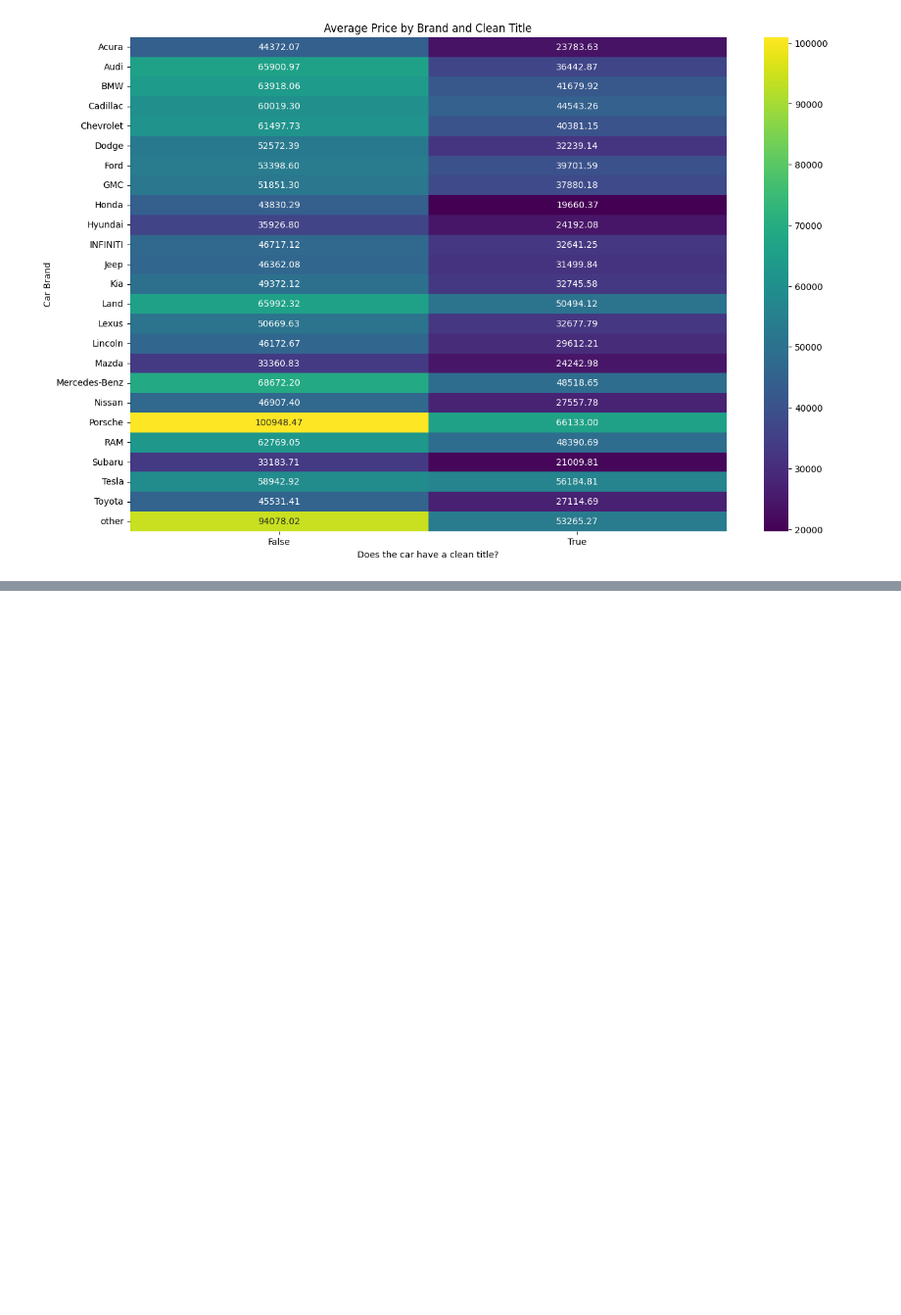
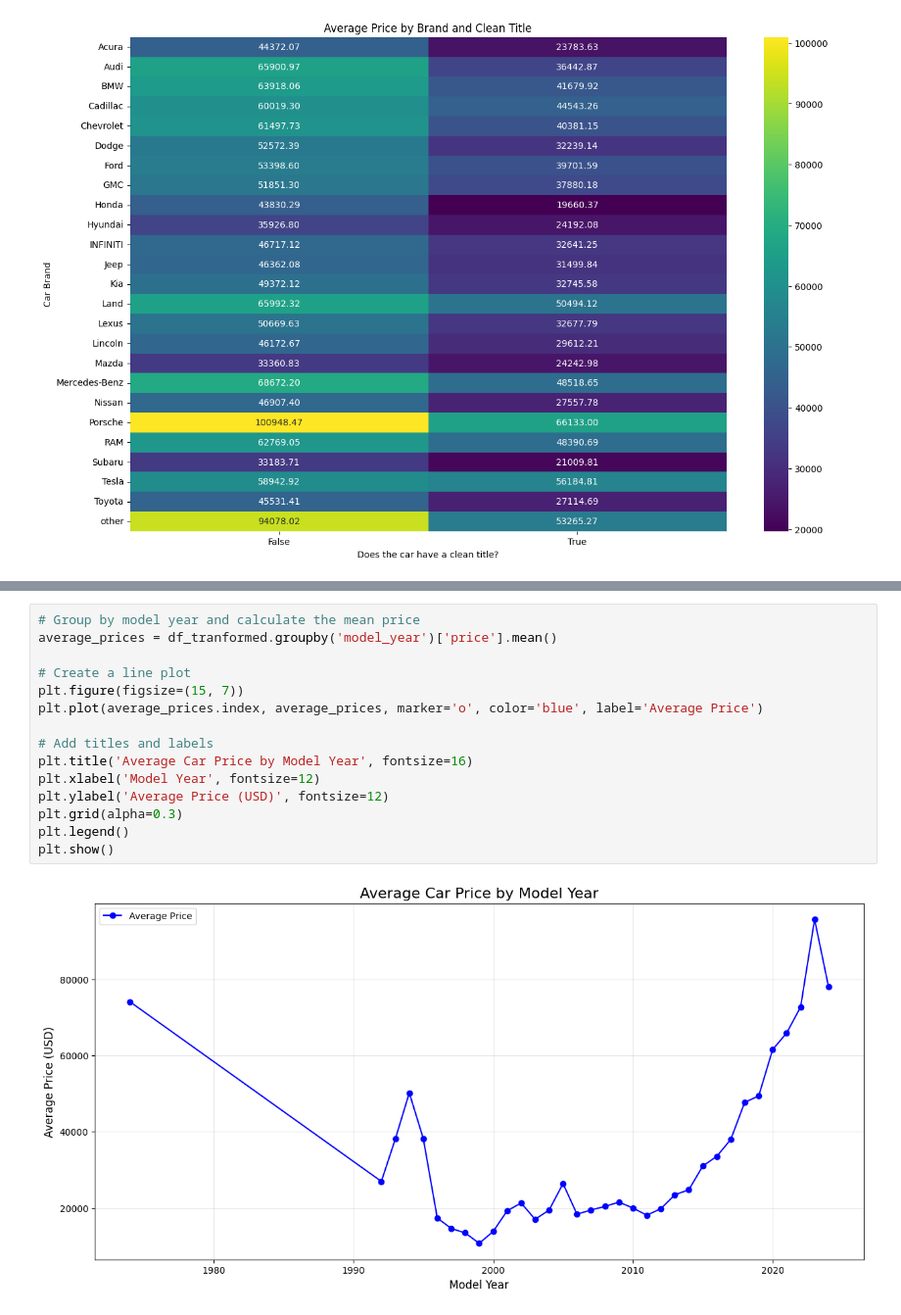
Before and after one commit to YaelDahariBIU/Tabular-Data, a Jupyter notebook: part1.ipynb, the cells around one changed output, grey strips where cells are left out. Shown at 98% size. Drawn from its saved outputs; the diff is of its cells as text; blank space fills up the shorter version.

Commit message:
added another visualisation

```diff
--- a/part1.ipynb
+++ b/part1.ipynb
@@ -516,3 +516,20 @@ cbar.set_label('Prices (USD)')
 plt.show()
 # %% [output]
 [figure]
+# %%
+# Group by model year and calculate the mean price
+average_prices = df_tranformed.groupby('model_year')['price'].mean()
+
+# Create a line plot
+plt.figure(figsize=(15, 7))
+plt.plot(average_prices.index, average_prices, marker='o', color='blue', label='Average Price')
+
+# Add titles and labels
+plt.title('Average Car Price by Model Year', fontsize=16)
+plt.xlabel('Model Year', fontsize=12)
+plt.ylabel('Average Price (USD)', fontsize=12)
+plt.grid(alpha=0.3)
+plt.legend()
+plt.show()
+# %% [output]
+[figure, added]
```
Also changed, not shown: parts of 2 cells of this notebook.
